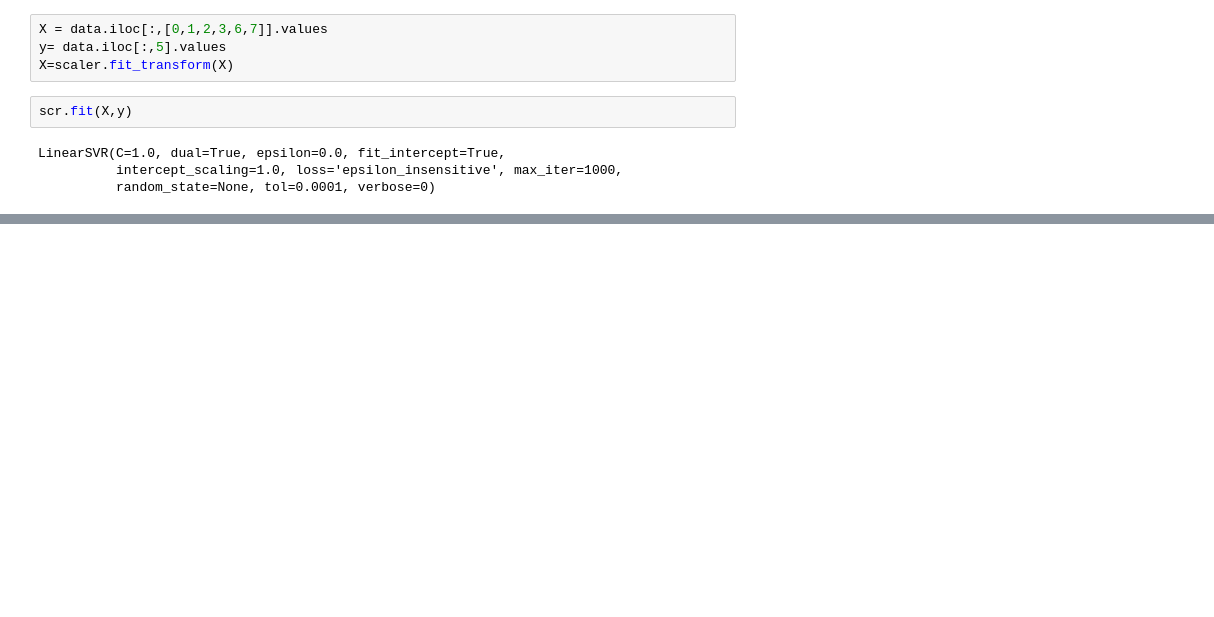
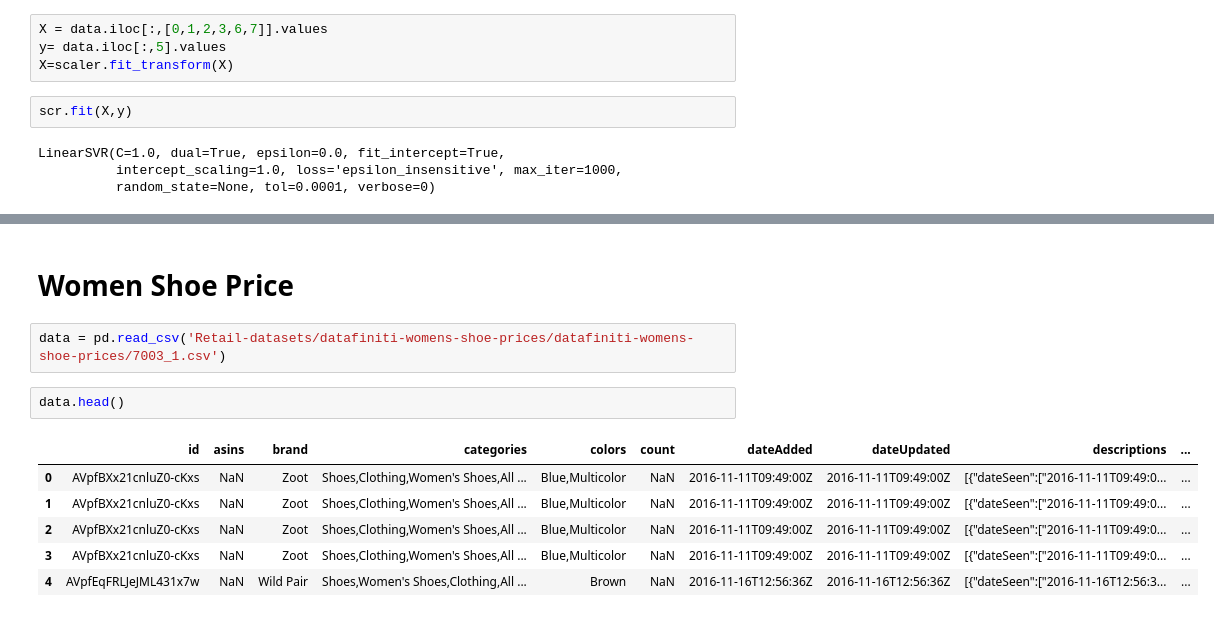
Before and after one commit to bigb0ss/Retail-datasets, a Jupyter notebook: Harris_Hawks_Optimization_Algorithm.ipynb, the cells around one changed output, grey strips where cells are left out. Saved outputs shown, nothing was run; the diff lists cells and outputs as text; blank space fills up the shorter version.

```diff
--- a/Harris_Hawks_Optimization_Algorithm.ipynb
+++ b/Harris_Hawks_Optimization_Algorithm.ipynb
@@ -401,0 +396,13 @@ Error produced by model with default parameters  :  98011.6785935482
+# %% [markdown]
+# Women Shoe Price
+# %%
+data = pd.read_csv('Retail-datasets/datafiniti-womens-shoe-prices/datafiniti-womens-shoe-prices/7003_1.csv')
+# %%
+data.head()
+# %% [output]
+|  | id | asins | brand | categories | colors | count | dateAdded | dateUpdated | descriptions | ... |
+| 0 | AVpfBXx21cnluZ0-cKxs | NaN | Zoot | Shoes,Clothing,Women's Shoes,All ... | Blue,Multicolor | NaN | 2016-11-11T09:49:00Z | 2016-11-11T09:49:00Z | [{"dateSeen":["2016-11-11T09:49:0... | ... |
+| 1 | AVpfBXx21cnluZ0-cKxs | NaN | Zoot | Shoes,Clothing,Women's Shoes,All ... | Blue,Multicolor | NaN | 2016-11-11T09:49:00Z | 2016-11-11T09:49:00Z | [{"dateSeen":["2016-11-11T09:49:0... | ... |
+| 2 | AVpfBXx21cnluZ0-cKxs | NaN | Zoot | Shoes,Clothing,Women's Shoes,All ... | Blue,Multicolor | NaN | 2016-11-11T09:49:00Z | 2016-11-11T09:49:00Z | [{"dateSeen":["2016-11-11T09:49:0... | ... |
+| 3 | AVpfBXx21cnluZ0-cKxs | NaN | Zoot | Shoes,Clothing,Women's Shoes,All ... | Blue,Multicolor | NaN | 2016-11-11T09:49:00Z | 2016-11-11T09:49:00Z | [{"dateSeen":["2016-11-11T09:49:0... | ... |
+| 4 | AVpfEqFRLJeJML431x7w | NaN | Wild Pair | Shoes,Women's Shoes,Clothing,All ... | Brown | NaN | 2016-11-16T12:56:36Z | 2016-11-16T12:56:36Z | [{"dateSeen":["2016-11-16T12:56:3... | ... |
```
Also changed, not shown: parts of 15 cells of this notebook.
